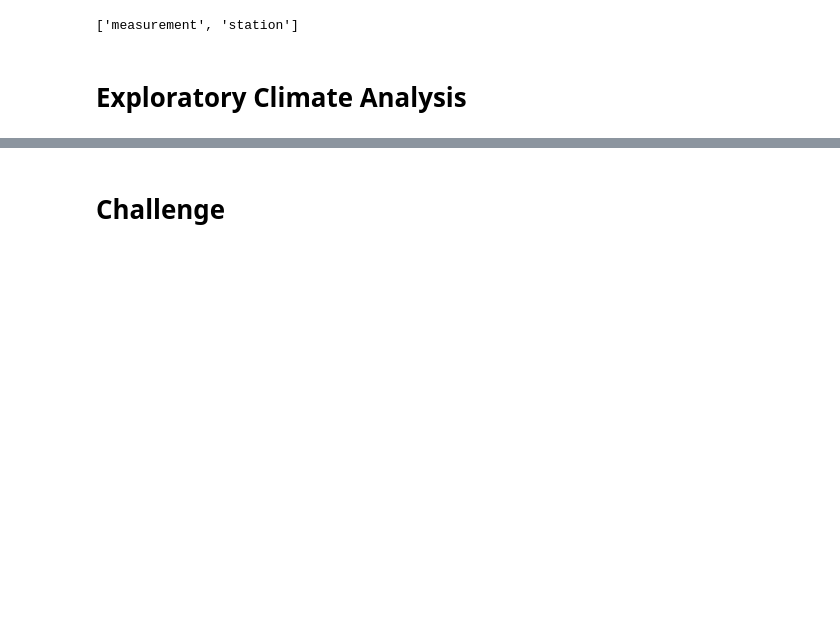
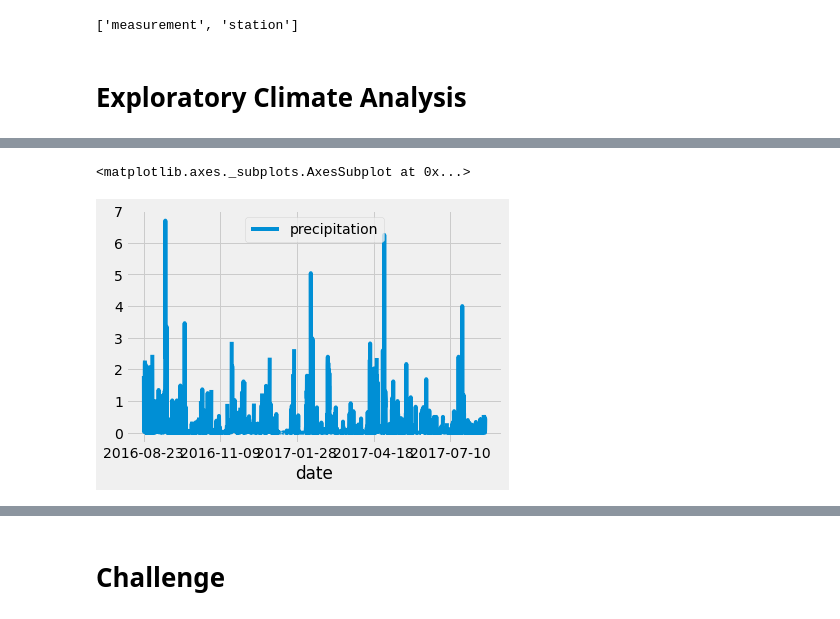
Before and after one commit to AQUINT01/surfs_up, a Jupyter notebook: climate_analysis.ipynb, the cells around one changed output, grey strips where cells are left out. Saved outputs shown, nothing was run; the diff lists cells and outputs as text; code cells hidden in the pictures; blank space fills up the shorter version.

```diff
--- a/climate_analysis.ipynb
+++ b/climate_analysis.ipynb
@@ -68,0 +77,6 @@ session = Session(engine)
+# %%
+# Need to filter out all of the data that is older than one year form the last record date
+
+results = session.query(Measurement.date, Measurement.prcp).filter(Measurement.date >= prev_year).all()
+
+print(results)
@@ -68,0 +85,13 @@ session = Session(engine)
+# %%
+# Save the query results as a Pandas DataFrame and set the index to the date column
+# In order to save our results as a DataFrame,
+# we need to provide our results variable as one parameter and specify the column names as our second parameter.
+
+df = pd.DataFrame(results, columns=['date','precipitation'])
+
+# Use the set-index() function to make the date column the first column and
+# use 'inplace' to specify whether or not we want to create a new DataFrame
+
+df.set_index(df['date'], inplace=True)
+
+print(df)
@@ -68,0 +138,6 @@ session = Session(engine)
+# %%
+# Sort the dataframe by date
+
+df = df.sort_index()
+
+print(df.to_string(index=False))
@@ -69,2 +162,12 @@ session = Session(engine)
+# %%
+# Use Pandas Plotting with Matplotlib to plot the datayou may notice that many dates are not in chronological order.
+# Since our DataFrame is represented as the variable df, we can use the df.plot() function.
+
+df.plot()
+
+# NEED TO FIX THE X-AXIS LABEL ORIENTATION !!!!
+# %% [output]
+<matplotlib.axes._subplots.AxesSubplot at 0x...>
+[figure, added]
 # %%
 # Use Pandas to calcualte the summary statistics for the precipitation data
```
Also changed, not shown: parts of 6 cells of this notebook.
